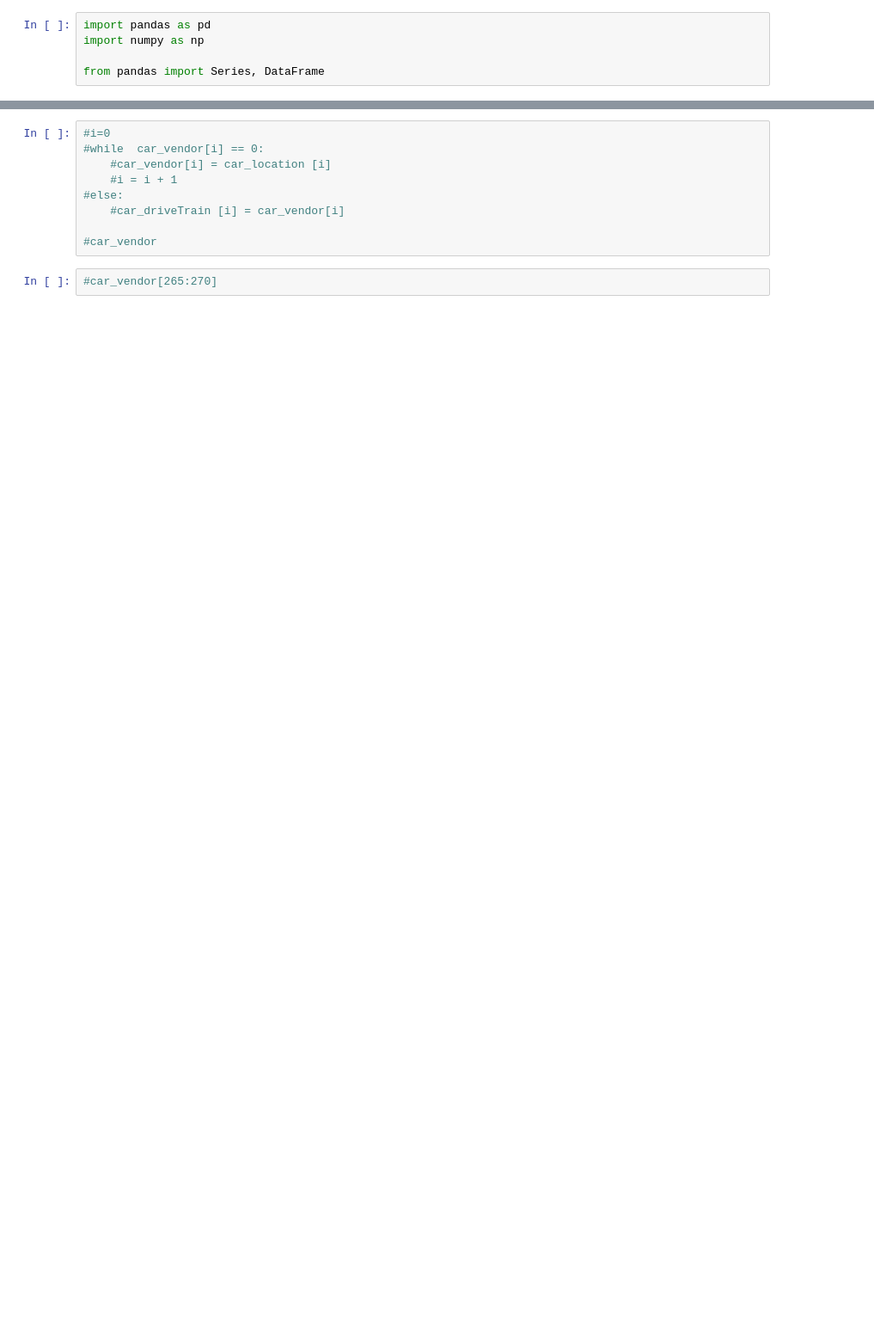
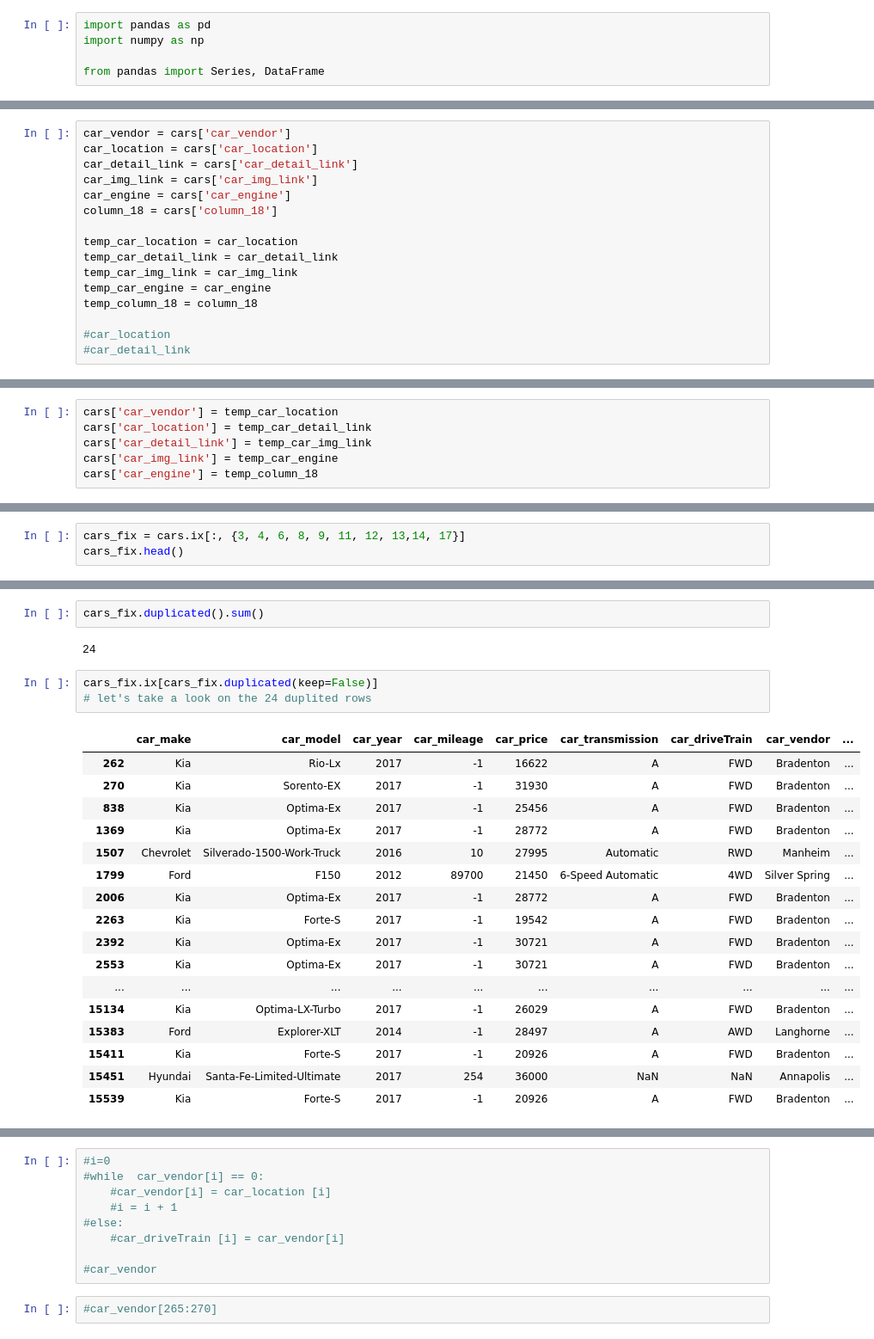
Before and after one commit to georgetown-analytics/Transit-COP, a Jupyter notebook: david/PPUCcarsoupdataset.ipynb, the cells around one changed output, grey strips where cells are left out. Shown at 86% size. Drawn from its saved outputs; the diff is of its cells as text; blank space fills up the shorter version.

```diff
--- a/david/PPUCcarsoupdataset.ipynb
+++ b/david/PPUCcarsoupdataset.ipynb
@@ -53,0 +48,16 @@ filled_cars.head()
+# %%
+car_vendor = cars['car_vendor']
+car_location = cars['car_location']
+car_detail_link = cars['car_detail_link']
+car_img_link = cars['car_img_link']
+car_engine = cars['car_engine']
+column_18 = cars['column_18']
+
+temp_car_location = car_location
+temp_car_detail_link = car_detail_link
+temp_car_img_link = car_img_link
+temp_car_engine = car_engine
+temp_column_18 = column_18
+
+#car_location
+#car_detail_link
@@ -53,0 +66,6 @@ filled_cars.head()
+# %%
+cars['car_vendor'] = temp_car_location
+cars['car_location'] = temp_car_detail_link
+cars['car_detail_link'] = temp_car_img_link
+cars['car_img_link'] = temp_car_engine
+cars['car_engine'] = temp_column_18
@@ -53,0 +81,3 @@ filled_cars.head()
+# %%
+cars_fix = cars.ix[:, {3, 4, 6, 8, 9, 11, 12, 13,14, 17}]
+cars_fix.head()
@@ -53,0 +93,25 @@ filled_cars.head()
+# %%
+cars_fix.duplicated().sum()
+# %% [output]
+24
+# %%
+cars_fix.ix[cars_fix.duplicated(keep=False)]
+# let's take a look on the 24 duplited rows
+# %% [output]
+|  | car_make | car_model | car_year | car_mileage | car_price | car_transmission | car_driveTrain | car_vendor | ... |
+| 262 | Kia | Rio-Lx | 2017 | -1 | 16622 | A | FWD | Bradenton | ... |
+| 270 | Kia | Sorento-EX | 2017 | -1 | 31930 | A | FWD | Bradenton | ... |
+| 838 | Kia | Optima-Ex | 2017 | -1 | 25456 | A | FWD | Bradenton | ... |
+| 1369 | Kia | Optima-Ex | 2017 | -1 | 28772 | A | FWD | Bradenton | ... |
+| 1507 | Chevrolet | Silverado-1500-Work-Truck | 2016 | 10 | 27995 | Automatic | RWD | Manheim | ... |
+| 1799 | Ford | F150 | 2012 | 89700 | 21450 | 6-Speed Automatic | 4WD | Silver Spring | ... |
+| 2006 | Kia | Optima-Ex | 2017 | -1 | 28772 | A | FWD | Bradenton | ... |
+| 2263 | Kia | Forte-S | 2017 | -1 | 19542 | A | FWD | Bradenton | ... |
+| 2392 | Kia | Optima-Ex | 2017 | -1 | 30721 | A | FWD | Bradenton | ... |
+| 2553 | Kia | Optima-Ex | 2017 | -1 | 30721 | A | FWD | Bradenton | ... |
+| ... | ... | ... | ... | ... | ... | ... | ... | ... | ... |
+| 15134 | Kia | Optima-LX-Turbo | 2017 | -1 | 26029 | A | FWD | Bradenton | ... |
+| 15383 | Ford | Explorer-XLT | 2014 | -1 | 28497 | A | AWD | Langhorne | ... |
+| 15411 | Kia | Forte-S | 2017 | -1 | 20926 | A | FWD | Bradenton | ... |
+| 15451 | Hyundai | Santa-Fe-Limited-Ultimate | 2017 | 254 | 36000 | NaN | NaN | Annapolis | ... |
+| 15539 | Kia | Forte-S | 2017 | -1 | 20926 | A | FWD | Bradenton | ... |
```
Also changed, not shown: parts of 33 cells of this notebook.
